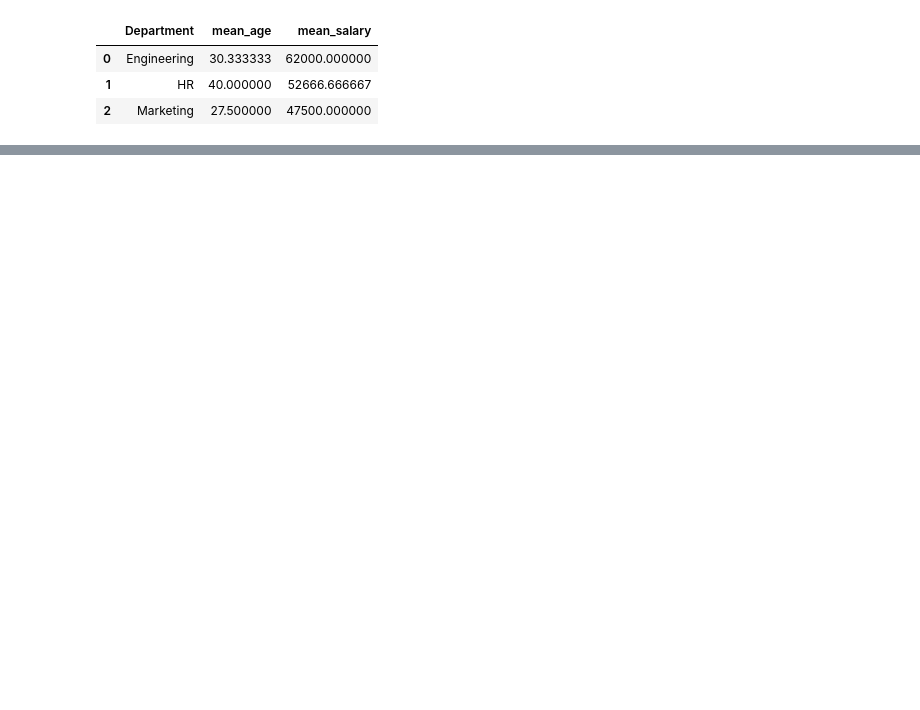
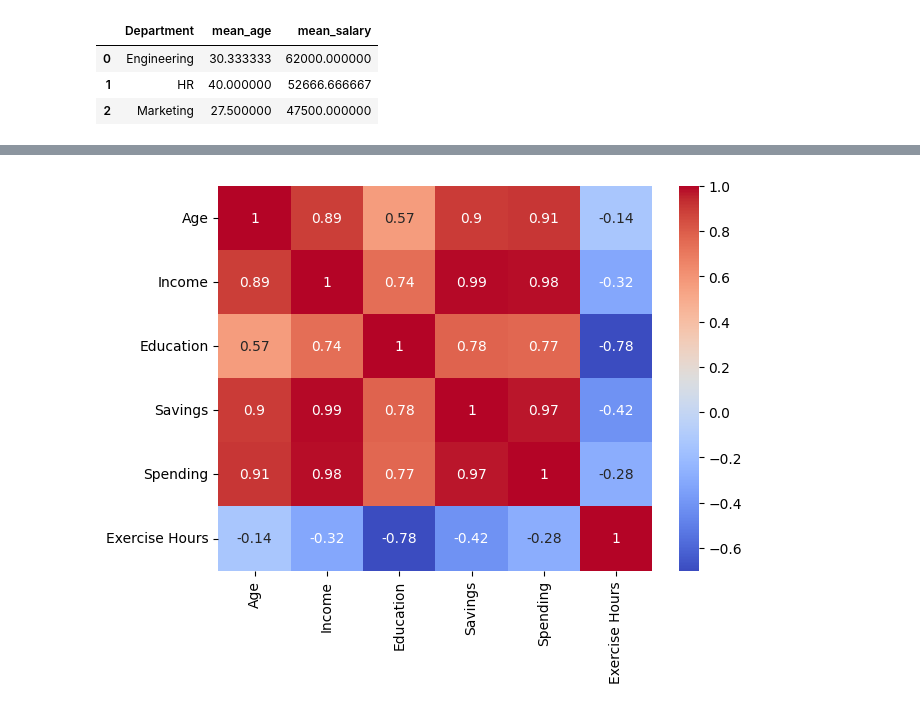
Before and after one commit to Anik-Mushfik/FDS, a Jupyter notebook: Assingment/assingment_1.ipynb, the cells around one changed output, grey strips where cells are left out. Saved outputs shown, nothing was run; the diff lists cells and outputs as text; code cells hidden in the pictures; blank space fills up the shorter version.

```diff
--- a/Assingment/assingment_1.ipynb
+++ b/Assingment/assingment_1.ipynb
@@ -43,0 +89,12 @@ df.groupby('Department').agg(
+# %%
+data= {
+ 'Age': [25, 30, 35, 40, 45],
+ 'Income': [50000, 60000, 75000, 90000, 80000],
+'Education': [12, 16, 14, 18, 15],
+ 'Savings': [20000, 25000, 30000, 40000, 35000],
+ 'Spending': [15000, 18000, 20000, 22000, 21000],
+ 'Exercise Hours': [3, 2, 4, 1, 3]
+ }
+
+df2 = pd.DataFrame(data)
+df2
@@ -43,0 +108,3 @@ df.groupby('Department').agg(
+# %%
+corrilation = df2.corr(numeric_only=True)
+corrilation
@@ -43,0 +119,9 @@ df.groupby('Department').agg(
+# %%
+
+sns.heatmap(corrilation, annot = True, cmap= "coolwarm", vmin=-.7, vmax=1)
+
+plt.rcParams['figure.figsize'] = (6, 5)
+
+plt.show()
+# %% [output]
+[figure, added]
```
Also changed, not shown: parts of 11 cells of this notebook.
